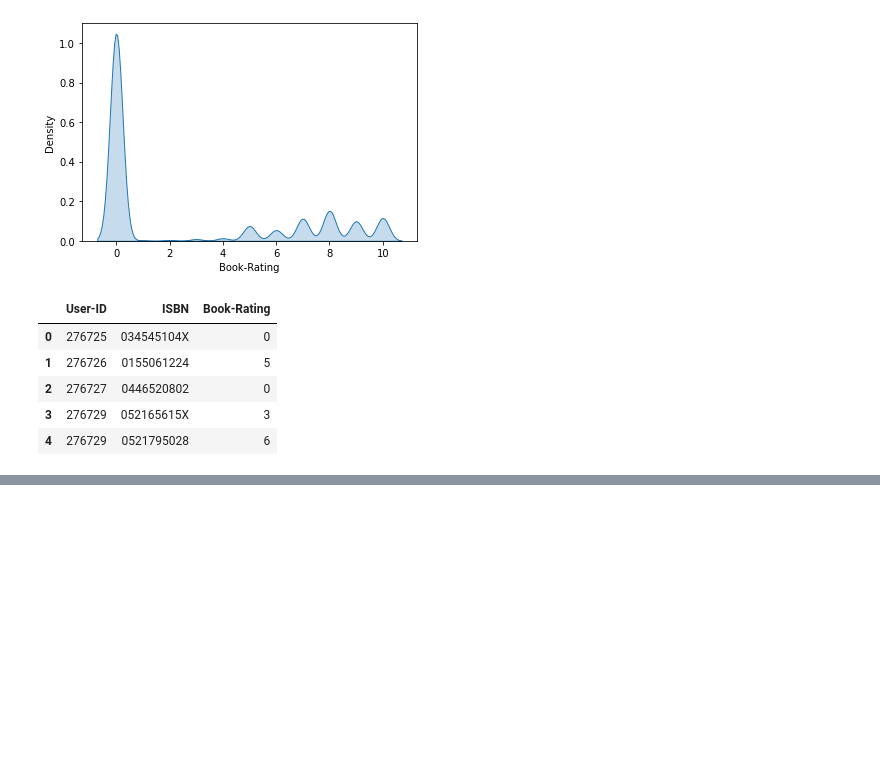
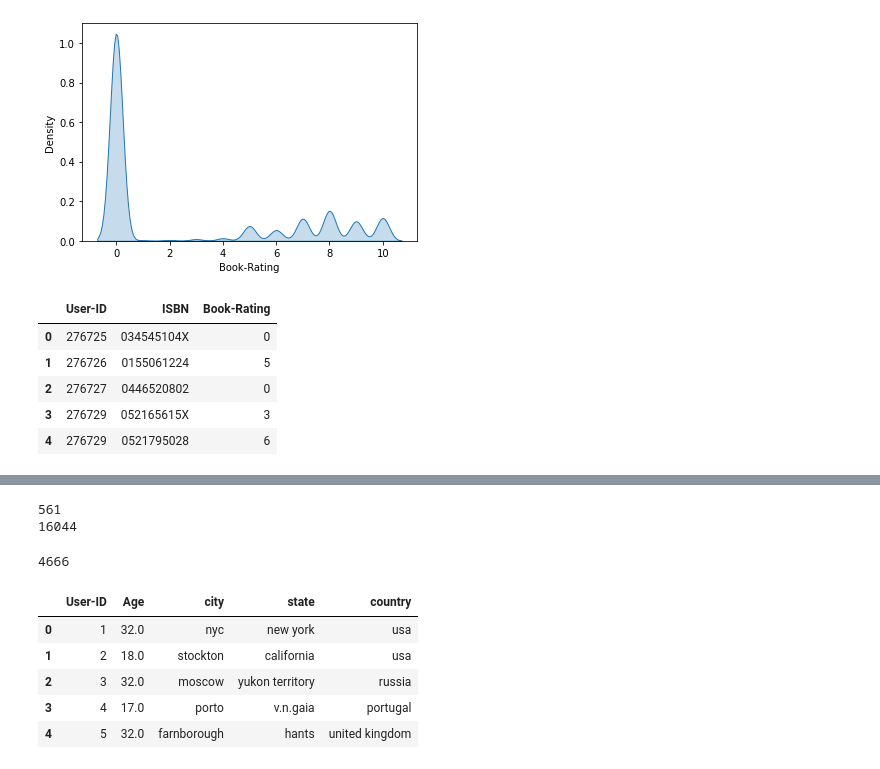
Before and after one commit to Gajam-Anurag/cmpe255-spring22-project, a Jupyter notebook: src/Code/BookRecommenderSystem.ipynb, the cells around one changed output, grey strips where cells are left out. Saved outputs shown, nothing was run; the diff lists cells and outputs as text; code cells hidden in the pictures; blank space fills up the shorter version.

```diff
--- a/src/Code/BookRecommenderSystem.ipynb
+++ b/src/Code/BookRecommenderSystem.ipynb
@@ -290,0 +341,18 @@ ratings.head()
+# %%
+city = []
+state = []
+country = []
+for i in range(len(data)):
+  city.append(data[i][0])
+  try:
+    state.append(data[i][1])
+  except:
+    state.append(np.nan)
+  try:
+      country.append(data[i][2])
+  except:
+      country.append(np.nan)
+# %%
+users['city'] = city
+users['state'] = state
+users['country'] = country
@@ -290,0 +369,25 @@ ratings.head()
+# %%
+print(len(users[users['city'] == 'n/a']) + len(users[users['city'] == ',']) + len(users[users['city'] == ' ']) + len(users[users['city'] == '']) + len(users[users['city'].isnull()]))
+print(len(users[users['state'] == 'n/a']) + len(users[users['state'] == ',']) + len(users[users['state'] == ' ']) + len(users[users['state'] == '']) + len(users[users['state'].isnull()]))
+len(users[users['country'] == 'n/a']) + len(users[users['country'] == ',']) + len(users[users['country'] == ' ']) + len(users[users['country'] == '']) + len(users[users['country'].isnull()])
+# %% [output]
+561
+16044
+4666
+# %%
+users.fillna('others',inplace=True)
+# %%
+users.loc[((users['city'] == 'n/a') | (users['city'] == ',') | (users['city'] == ' ') | (users['city'] == '')), 'city'] = 'Others'
+users.loc[((users['state'] == 'n/a') | (users['state'] == ',') | (users['state'] == ' ') | (users['state'] == '')), 'state'] = 'Others'
+users.loc[((users['country'] == 'n/a') | (users['country'] == ',') | (users['country'] == ' ') | (users['country'] == '')), 'country'] = 'Others'
+# %%
+## dropping the location column
+users.drop('Location', axis=1, inplace=True)
+users.head()
+# %% [output]
+|  | User-ID | Age | city | state | country |
+| 0 | 1 | 32.0 | nyc | new york | usa |
+| 1 | 2 | 18.0 | stockton | california | usa |
+| 2 | 3 | 32.0 | moscow | yukon territory | russia |
+| 3 | 4 | 17.0 | porto | v.n.gaia | portugal |
+| 4 | 5 | 32.0 | farnborough | hants | united kingdom |
```
Also changed, not shown: parts of 11 cells of this notebook.
